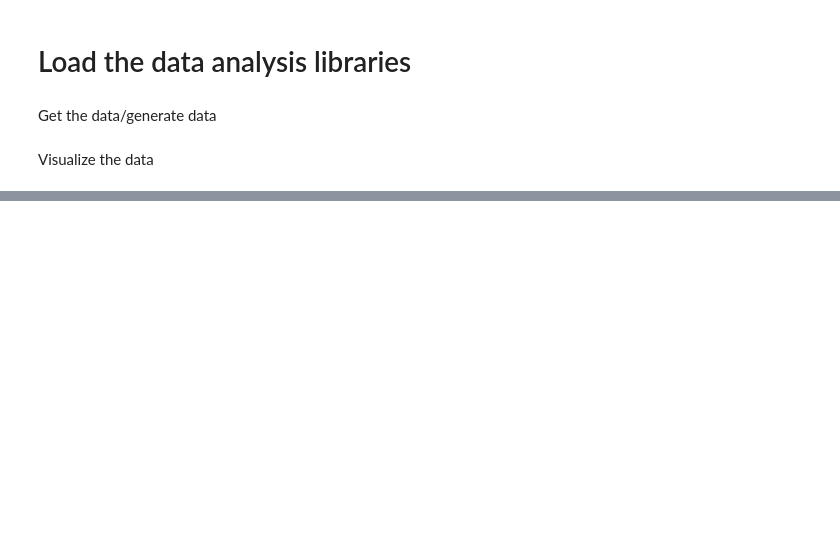
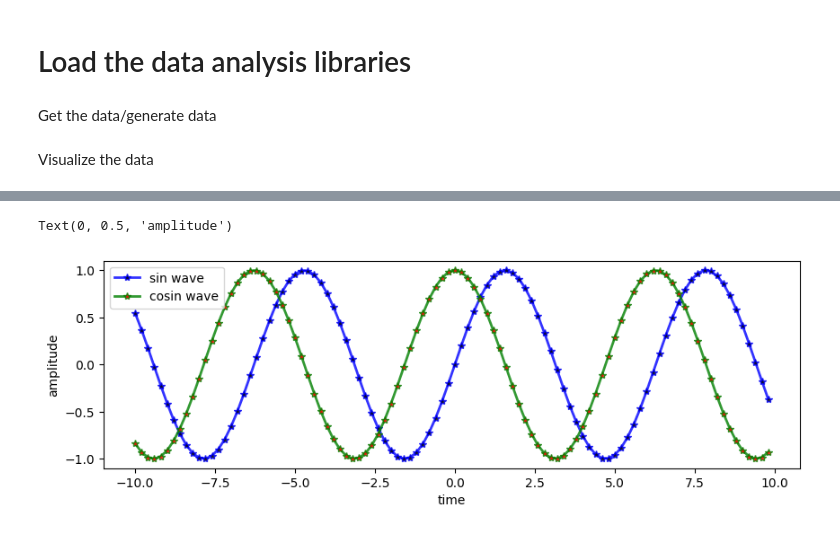
Before and after one commit to Kritikakumari0212/Digipodium, a Jupyter notebook: Graphs.ipynb, the cells around one changed output, grey strips where cells are left out. Cells and saved outputs as stored; diff of their text form; code cells hidden in the pictures; blank space fills up the shorter version.

```diff
--- a/Graphs.ipynb
+++ b/Graphs.ipynb
@@ -82,0 +100,13 @@ plt.show()
+# %%
+t= np.arange(-10,10,.2)
+y=np.sin(t)
+y2=np.cos(t)
+fig, ax= plt.subplots(figsize=(10,3))
+ax.plot(t,y,label='sin wave', color='blue', linestyle='-',linewidth=2,marker='*',markersize=6,markerfacecolor='black',alpha=.8)
+ax.plot(t,y2,label='cosin wave', color='green', linestyle='-',linewidth=2,marker='*',markersize=6,markerfacecolor='red',alpha=.8)
+ax.legend()
+ax.set_xlabel('time')
+ax.set_ylabel('amplitude')
+# %% [output]
+Text(0, 0.5, 'amplitude')
+[figure, added]
```
Also changed, not shown: parts of 15 cells of this notebook.
